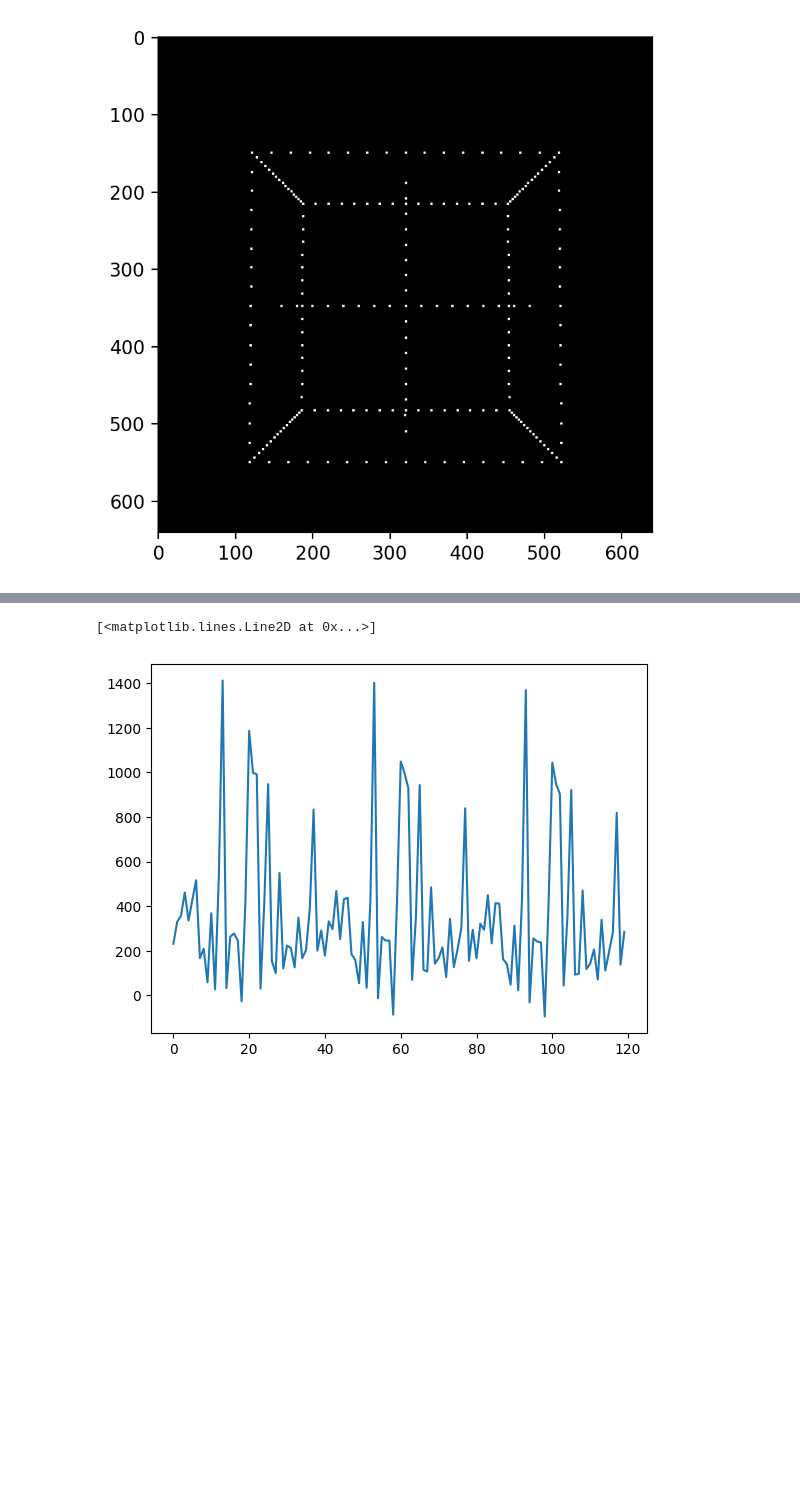
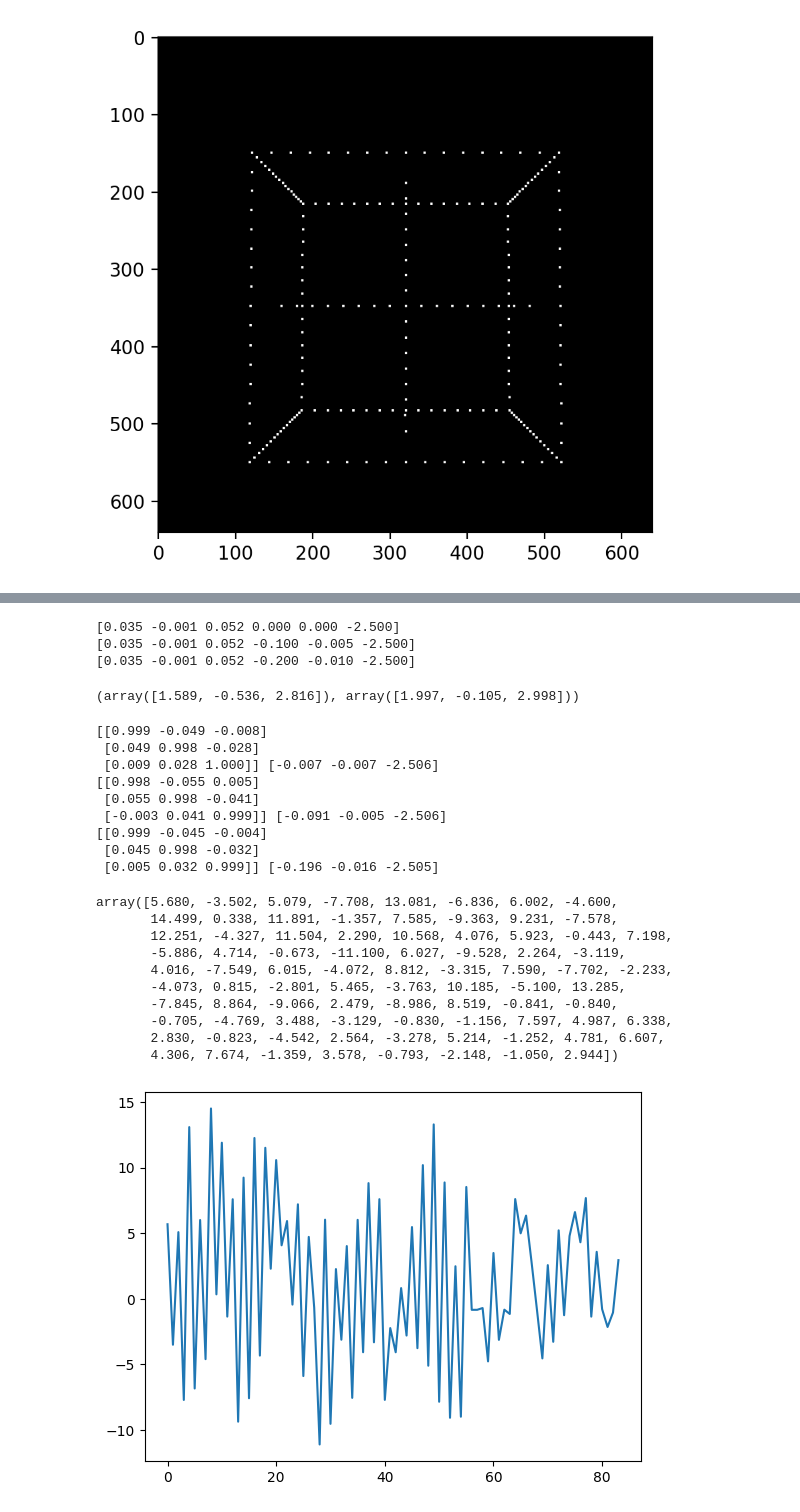
Before and after one commit to simutisernestas/UAVTR, a Jupyter notebook: notebooks/cube_bundle.ipynb, the cells around one changed output, grey strips where cells are left out. Saved outputs shown, nothing was run; the diff lists cells and outputs as text; code cells hidden in the pictures; blank space fills up the shorter version.

```diff
--- a/notebooks/cube_bundle.ipynb
+++ b/notebooks/cube_bundle.ipynb
@@ -141,0 +258,19 @@ cam.pose
+# %%
+for cam in cams:
+    projected, _ = cam.project_point(Q.T[:3, :], visibility=True)
+    img = np.zeros((640, 640))
+
+    for i in range(projected.shape[1]):
+        p = projected[:, i]
+        if np.isnan(p[0]) or np.isnan(p[1]):
+            continue
+        u, v = int(p[1]), int(p[0])
+        # img[u, v] = 255
+        for j in [-1, 0, 1]:
+            for k in [-1, 0, 1]:
+                if u+j < 0 or u+j >= 640 or v+k < 0 or v+k >= 640:
+                    continue
+                img[u+j, v+k] = 255
+
+    plt.figure(dpi=200)
+    plt.imshow(img, cmap='gray')
@@ -142,20 +281,20 @@ cam.pose
 # %%
 def fun(params, n_cameras, n_points, points_2d):
     """Compute residuals.
-
     `params` contains camera parameters and 3-D coordinates.
     """
     camera_params = params[:n_cameras * 6].reshape((n_cameras, 6))
     points_3d = params[n_cameras * 6:].reshape((n_points, 3))
-    # points_proj = project(points_3d[point_indices], camera_params[camera_indices])
     points_proj = []
-    for i,c in enumerate(cams):
+    for i, c in enumerate(cams):
         cam_pose = camera_params[i]
         R = Rotation.from_rotvec(cam_pose[:3]).as_matrix()
         t = cam_pose[3:]
+        print(R,t)
         T = np.concatenate((R, t.reshape(3, 1)), axis=1)
         T = np.concatenate((T, np.array([[0, 0, 0, 1]])), axis=0)
-        projected, _ = c.project_point(points_3d.T, pose=spatialmath.SE3(T), visibility=True)
+        projected, _ = c.project_point(
+            points_3d.T, pose=spatialmath.SE3(T), visibility=True)
         points_proj.append(projected.T)
     points_proj = np.concatenate(points_proj)
     return (points_proj - points_2d).ravel()
@@ -162,24 +318,56 @@ def fun(params, n_cameras, n_points, points_2d):
 # %%
 camera_params = []
 for c in cams:
-    R = c.pose.R
-    r = Rotation.from_matrix(c.pose.R)
+    R = c.pose.A[:3, :3]  # c.pose.R
+    # assert (c.pose.inv().A[:3,:3] == R).all()
+    r = Rotation.from_matrix(R)
     rot = r.as_rotvec()
-    t = c.pose.t
+    t = c.pose.A[:3, 3]  # c.pose.t
+    print(np.concatenate((rot, t)))
     camera_params.append(np.concatenate((rot, t)))
 
 camera_params = np.concatenate(camera_params)
 camera_params
 x0 = np.hstack((camera_params.ravel(), points_3d.ravel()))
 # add noise
-x0 += np.random.randn(x0.size) * 0.01
-x0[len(cams)*6:] += np.abs( np.random.randn(x0[len(cams)*6:].size) * 3.0)
+x0[:len(cams)*6] += np.random.randn(len(cams)*6) * .01
+x0[len(cams)*6:] += np.random.randn(x0[len(cams)*6:].size) * .01
+# x0[len(cams)*6:] = 0*np.abs(np.random.randn(x0[len(cams)*6:].size) * .1)
+# %% [output]
+[0.035 -0.001 0.052 0.000 0.000 -2.500]
+[0.035 -0.001 0.052 -0.100 -0.005 -2.500]
+[0.035 -0.001 0.052 -0.200 -0.010 -2.500]
+# %%
+euler1 = Rotation.from_rotvec(x0[:3]).as_euler('xyz', degrees=True)
+euler2 = Rotation.from_rotvec(camera_params[:3]).as_euler('xyz', degrees=True)
+euler1, euler2
+# %% [output]
+(array([1.589, -0.536, 2.816]), array([1.997, -0.105, 2.998]))
 # %%
 f0 = fun(x0, len(cams), points_3d.shape[0], points_2d)
 plt.plot(f0)
+f0
 # %% [output]
-[<matplotlib.lines.Line2D at 0x...>]
+[[0.999 -0.049 -0.008]
+ [0.049 0.998 -0.028]
+ [0.009 0.028 1.000]] [-0.007 -0.007 -2.506]
+[[0.998 -0.055 0.005]
+ [0.055 0.998 -0.041]
+ [-0.003 0.041 0.999]] [-0.091 -0.005 -2.506]
+[[0.999 -0.045 -0.004]
+ [0.045 0.998 -0.032]
+ [0.005 0.032 0.999]] [-0.196 -0.016 -2.505]
+array([5.680, -3.502, 5.079, -7.708, 13.081, -6.836, 6.002, -4.600,
+       14.499, 0.338, 11.891, -1.357, 7.585, -9.363, 9.231, -7.578,
+       12.251, -4.327, 11.504, 2.290, 10.568, 4.076, 5.923, -0.443, 7.198,
+       -5.886, 4.714, -0.673, -11.100, 6.027, -9.528, 2.264, -3.119,
+       4.016, -7.549, 6.015, -4.072, 8.812, -3.315, 7.590, -7.702, -2.233,
+       -4.073, 0.815, -2.801, 5.465, -3.763, 10.185, -5.100, 13.285,
+       -7.845, 8.864, -9.066, 2.479, -8.986, 8.519, -0.841, -0.840,
+       -0.705, -4.769, 3.488, -3.129, -0.830, -1.156, 7.597, 4.987, 6.338,
+       2.830, -0.823, -4.542, 2.564, -3.278, 5.214, -1.252, 4.781, 6.607,
+       4.306, 7.674, -1.359, 3.578, -0.793, -2.148, -1.050, 2.944])
-[figure, old version]
+[figure, new version]
 # %%
 from scipy.optimize import least_squares
 
```
Also changed, not shown: parts of 16 cells of this notebook.
